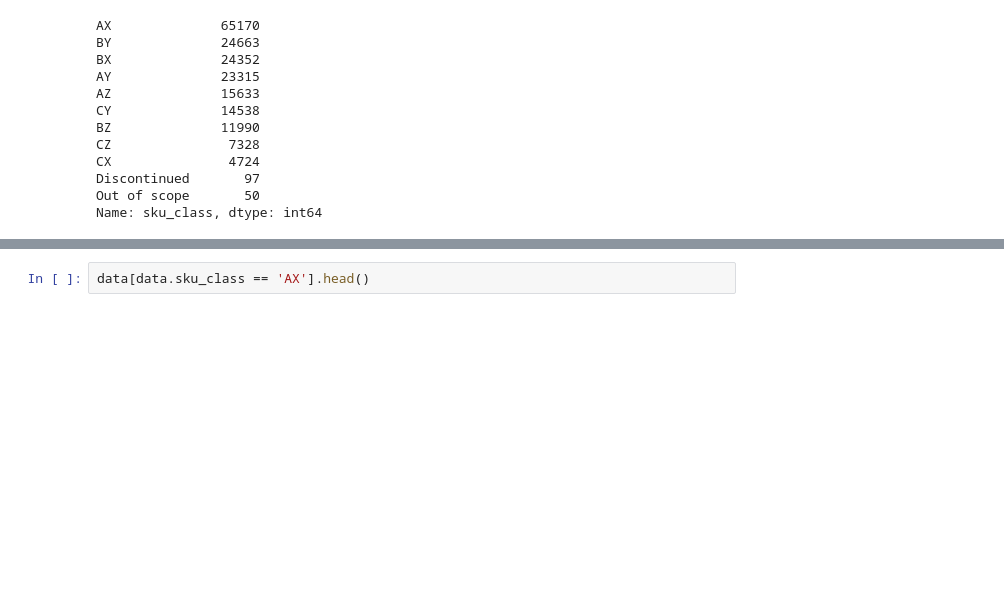
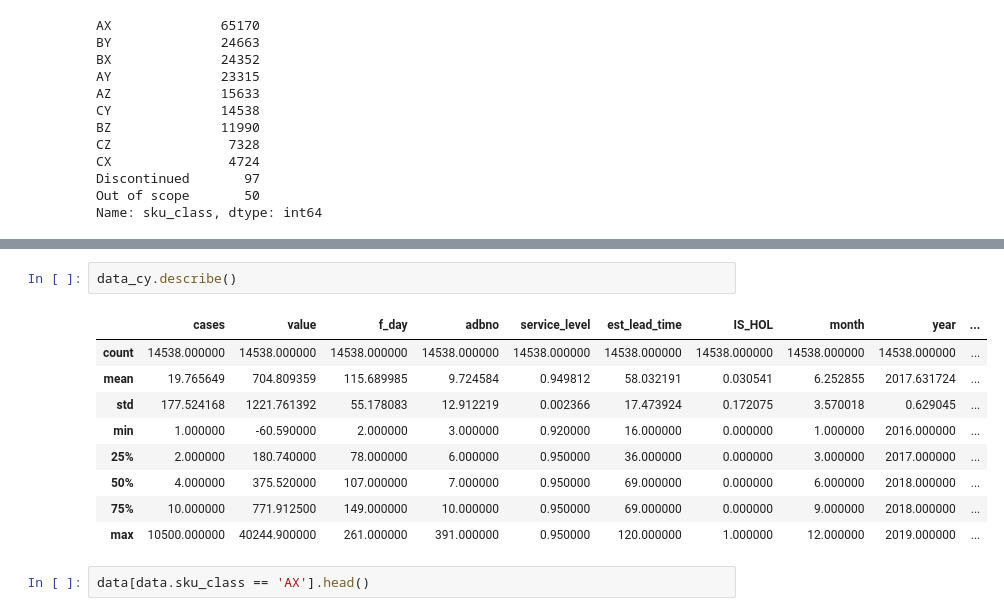
Before and after one commit to Gomelsar/Sales-Forecast-modeling, a Jupyter notebook: Demand Forecast DuPont.ipynb, the cells around one changed output, grey strips where cells are left out. Cells and saved outputs as stored; diff of their text form; blank space fills up the shorter version.

```diff
--- a/Demand Forecast DuPont.ipynb
+++ b/Demand Forecast DuPont.ipynb
@@ -100,3 +115,15 @@ Name: sku_class, dtype: int64
+# %%
+data_cy.describe()
+# %% [output]
+|  | cases | value | f_day | adbno | service_level | est_lead_time | IS_HOL | month | year | ... |
+| count | 14538.000000 | 14538.000000 | 14538.000000 | 14538.000000 | 14538.000000 | 14538.000000 | 14538.000000 | 14538.000000 | 14538.000000 | ... |
+| mean | 19.765649 | 704.809359 | 115.689985 | 9.724584 | 0.949812 | 58.032191 | 0.030541 | 6.252855 | 2017.631724 | ... |
+| std | 177.524168 | 1221.761392 | 55.178083 | 12.912219 | 0.002366 | 17.473924 | 0.172075 | 3.570018 | 0.629045 | ... |
+| min | 1.000000 | -60.590000 | 2.000000 | 3.000000 | 0.920000 | 16.000000 | 0.000000 | 1.000000 | 2016.000000 | ... |
+| 25% | 2.000000 | 180.740000 | 78.000000 | 6.000000 | 0.950000 | 36.000000 | 0.000000 | 3.000000 | 2017.000000 | ... |
+| 50% | 4.000000 | 375.520000 | 107.000000 | 7.000000 | 0.950000 | 69.000000 | 0.000000 | 6.000000 | 2018.000000 | ... |
+| 75% | 10.000000 | 771.912500 | 149.000000 | 10.000000 | 0.950000 | 69.000000 | 0.000000 | 9.000000 | 2018.000000 | ... |
+| max | 10500.000000 | 40244.900000 | 261.000000 | 391.000000 | 0.950000 | 120.000000 | 1.000000 | 12.000000 | 2019.000000 | ... |
 # %%
 data[data.sku_class == 'AX'].head()
 # %% [output]
```
Also changed, not shown: parts of 8 cells of this notebook.
